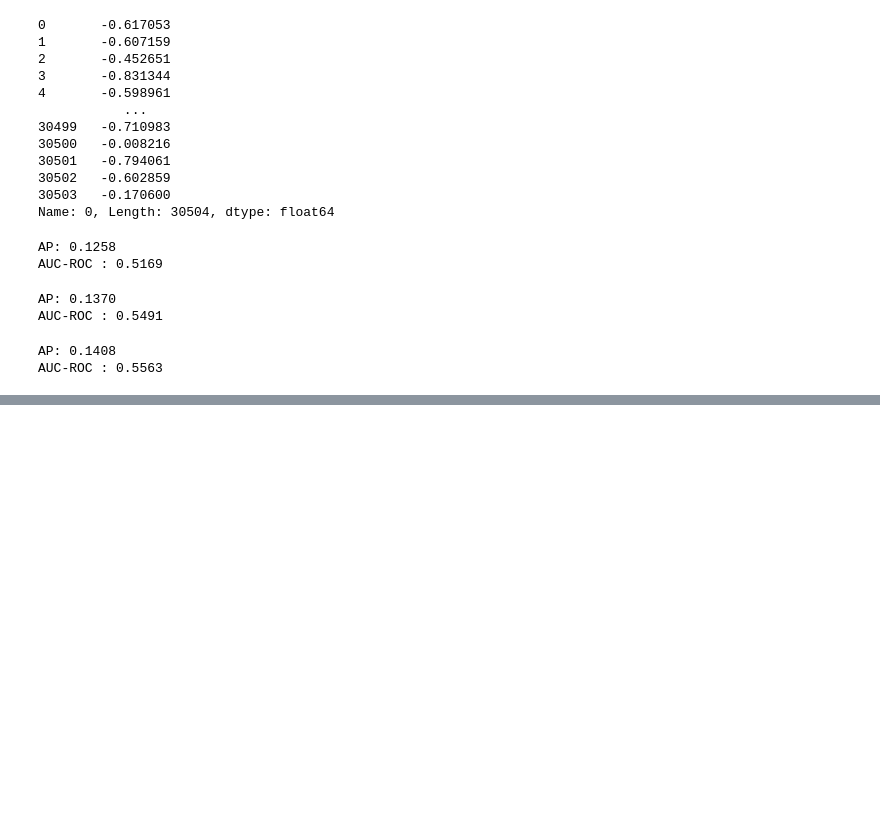
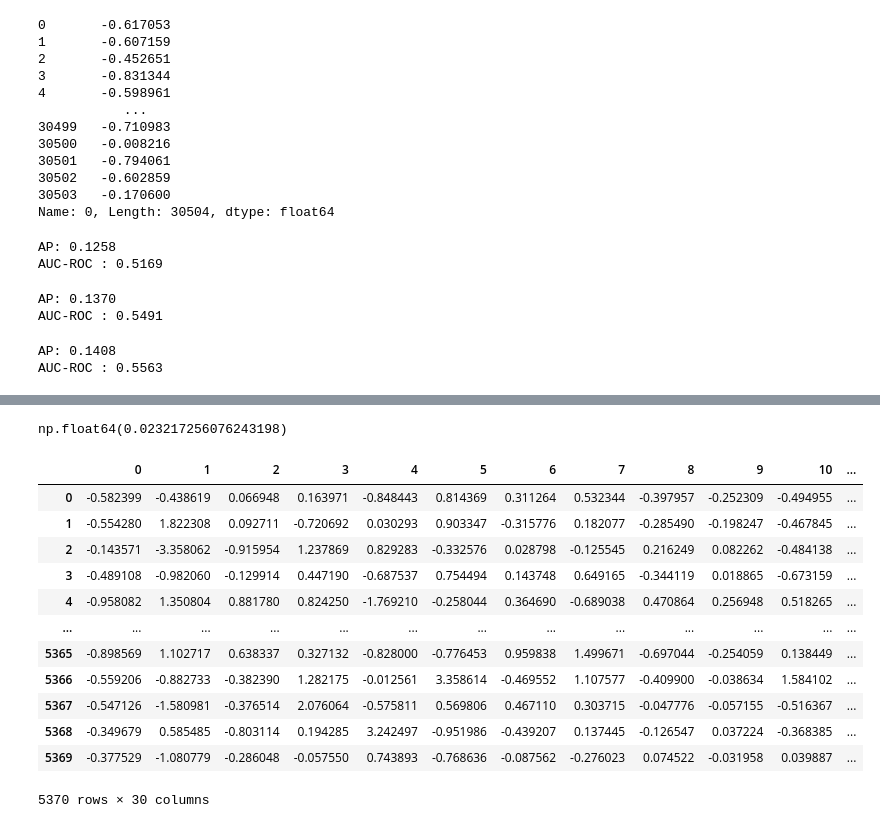
Before and after one commit to zhenging2b/loan_default_detection, a Jupyter notebook: Feature Engineering.ipynb, the cells around one changed output, grey strips where cells are left out. Drawn from its saved outputs; the diff is of its cells as text; code cells hidden in the pictures; blank space fills up the shorter version.

```diff
--- a/Feature Engineering.ipynb
+++ b/Feature Engineering.ipynb
@@ -90,14 +90,7 @@ train_df_dropped = pd.concat([train_df_dropped, upb_diff], axis=1)
-# %%
-upb_cols = [f"{i}_CurrentActualUPB" for i in range(14)]
-
-# Create a DataFrame of month-over-month differences
-upb_diff = pd.DataFrame({
-    f"{i}_{i+1}_UPB_Diff": ((valid_df_dropped[upb_cols[i]] - valid_df_dropped[upb_cols[i+1]])/valid_df_dropped[upb_cols[i]])*100
-    for i in range(13)
-})
-
-# Optional: attach to original DataFrame
-valid_df_dropped = pd.concat([valid_df_dropped, upb_diff], axis=1)
+# %%
+train_df_dropped = create_temporal_features(train_df_dropped)
+valid_df_dropped = create_temporal_features(valid_df_dropped)
+test_df_dropped = create_temporal_features(test_df_dropped)
 # %%
 list(train_df_dropped.columns)
 # %% [output]
@@ -121,11 +114,3 @@ list(train_df_dropped.columns)
-# %%
-upb_cols = [f"{i}_CurrentActualUPB" for i in range(14)]
-train_df_dropped["UPB_std"] = train_df_dropped[upb_cols].std(axis=1)
-train_df_dropped["UPB_trend"] = train_df_dropped[upb_cols].iloc[:, -1] - train_df_dropped[upb_cols].iloc[:, 0]
-train_df_dropped["UPB_range"] = train_df_dropped[upb_cols].max(axis=1) - train_df_dropped[upb_cols].min(axis=1)
-valid_df_dropped["UPB_std"] = valid_df_dropped[upb_cols].std(axis=1)
-valid_df_dropped["UPB_trend"] = valid_df_dropped[upb_cols].iloc[:, -1] - valid_df_dropped[upb_cols].iloc[:, 0]
-valid_df_dropped["UPB_range"] = valid_df_dropped[upb_cols].max(axis=1) - valid_df_dropped[upb_cols].min(axis=1)
 # %%
 boolean_cols = [
     "FirstTimeHomebuyerFlag", "SuperConformingFlag", "CreditScore_is_outlier", "OriginalDTI_is_outlier"
@@ -309,0 +158,16 @@ AUC-ROC : 0.5957
+# %%
+X_train = train_df_dropped.drop(columns=["target"])
+X_valid = valid_df_dropped.drop(columns=["target"])
+y_valid = valid_df_dropped["target"].values
+X_train_feat = X_train[categorical_cols + numeric_cols + boolean_cols]
+X_valid_feat = X_valid[categorical_cols + numeric_cols + boolean_cols]
+X_test_feat = test_df_dropped[categorical_cols + numeric_cols + boolean_cols]
+for col in categorical_cols:
+    X_train_feat[col] = X_train_feat[col].astype(str)
+    X_valid_feat[col] = X_valid_feat[col].astype(str)
+    X_test_feat[col] = X_test_feat[col].astype(str)
+bool_map = {'Y': True, 'N': False}
+for col in boolean_cols:
+    X_train_feat[col] = X_train_feat[col].map(bool_map).astype(bool)
+    X_valid_feat[col] = X_valid_feat[col].map(bool_map).astype(bool)
+    X_test_feat[col] = X_test_feat[col].map(bool_map).astype(bool)
@@ -513,0 +510,20 @@ X_train_feat
+# %%
+scores_normal[150]
+# %% [output]
+np.float64(0.023217256076243198)
+# %%
+X_valid_pca_feat
+# %% [output]
+|  | 0 | 1 | 2 | 3 | 4 | 5 | 6 | 7 | 8 | 9 | 10 | ... |
+| 0 | -0.582399 | -0.438619 | 0.066948 | 0.163971 | -0.848443 | 0.814369 | 0.311264 | 0.532344 | -0.397957 | -0.252309 | -0.494955 | ... |
+| 1 | -0.554280 | 1.822308 | 0.092711 | -0.720692 | 0.030293 | 0.903347 | -0.315776 | 0.182077 | -0.285490 | -0.198247 | -0.467845 | ... |
+| 2 | -0.143571 | -3.358062 | -0.915954 | 1.237869 | 0.829283 | -0.332576 | 0.028798 | -0.125545 | 0.216249 | 0.082262 | -0.484138 | ... |
+| 3 | -0.489108 | -0.982060 | -0.129914 | 0.447190 | -0.687537 | 0.754494 | 0.143748 | 0.649165 | -0.344119 | 0.018865 | -0.673159 | ... |
+| 4 | -0.958082 | 1.350804 | 0.881780 | 0.824250 | -1.769210 | -0.258044 | 0.364690 | -0.689038 | 0.470864 | 0.256948 | 0.518265 | ... |
+| ... | ... | ... | ... | ... | ... | ... | ... | ... | ... | ... | ... | ... |
+| 5365 | -0.898569 | 1.102717 | 0.638337 | 0.327132 | -0.828000 | -0.776453 | 0.959838 | 1.499671 | -0.697044 | -0.254059 | 0.138449 | ... |
+| 5366 | -0.559206 | -0.882733 | -0.382390 | 1.282175 | -0.012561 | 3.358614 | -0.469552 | 1.107577 | -0.409900 | -0.038634 | 1.584102 | ... |
+| 5367 | -0.547126 | -1.580981 | -0.376514 | 2.076064 | -0.575811 | 0.569806 | 0.467110 | 0.303715 | -0.047776 | -0.057155 | -0.516367 | ... |
+| 5368 | -0.349679 | 0.585485 | -0.803114 | 0.194285 | 3.242497 | -0.951986 | -0.439207 | 0.137445 | -0.126547 | 0.037224 | -0.368385 | ... |
+| 5369 | -0.377529 | -1.080779 | -0.286048 | -0.057550 | 0.743893 | -0.768636 | -0.087562 | -0.276023 | 0.074522 | -0.031958 | 0.039887 | ... |
+5370 rows × 30 columns
```
Also changed, not shown: parts of 28 cells of this notebook, 1 other file.
